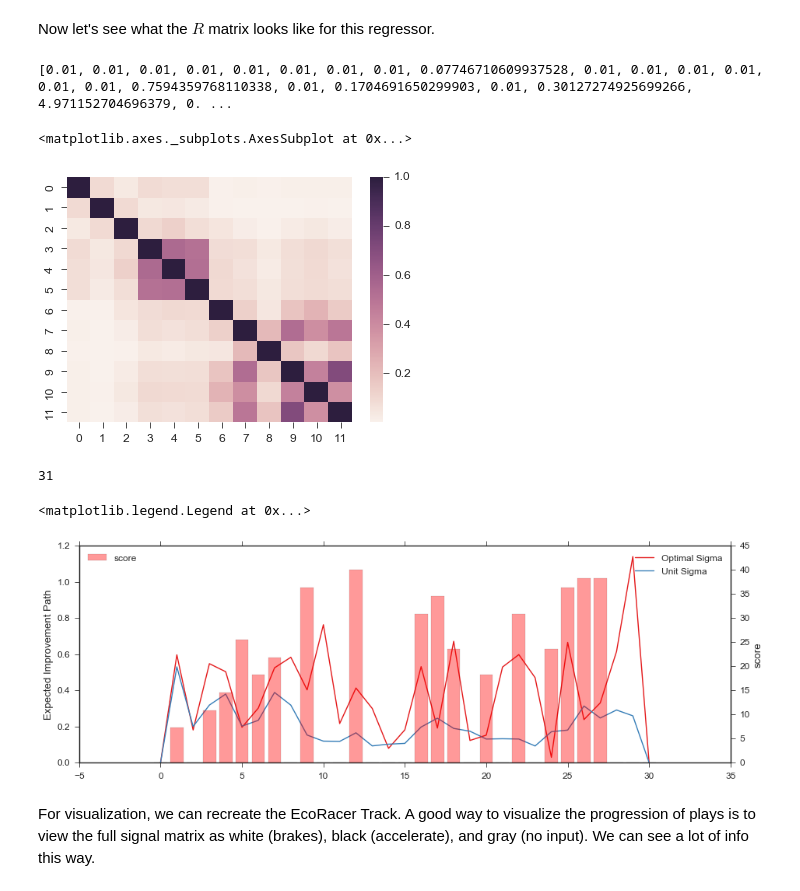
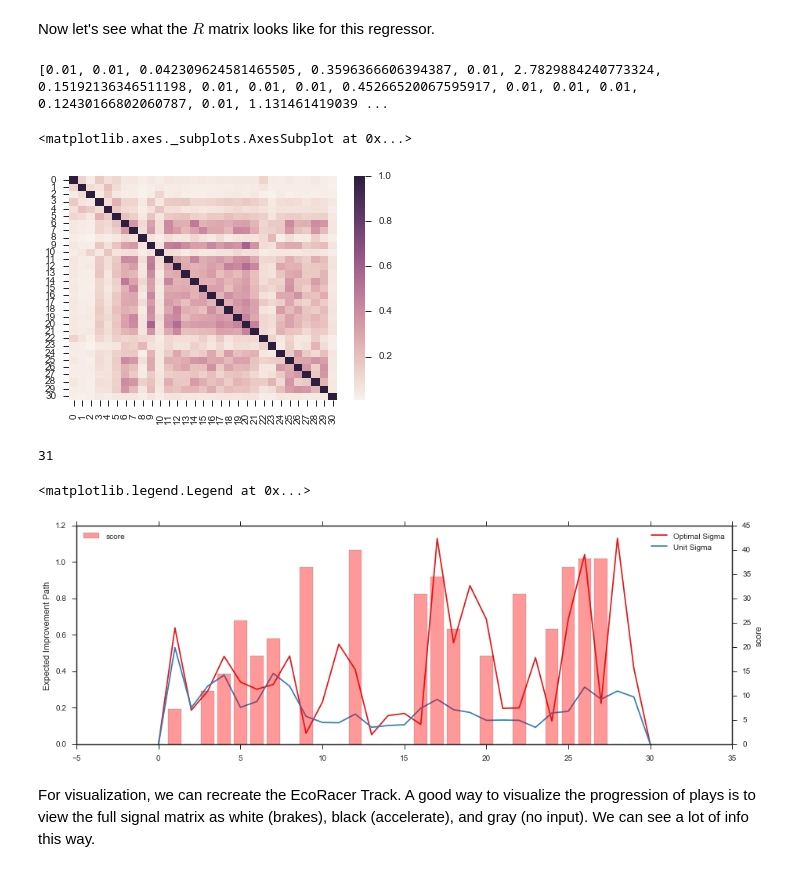
Before and after one commit to DesignInformaticsLab/EcoRacer2016, a Jupyter notebook: Player2/Player2_Example.ipynb, the cells around one changed output. Cells and saved outputs as stored; diff of their text form; code cells hidden in the pictures.

```diff
--- a/Player2/Player2_Example.ipynb
+++ b/Player2/Player2_Example.ipynb
@@ -78,7 +78,7 @@ p1_score=pre.full_tab["rem_nrg"].values[masks[0]]
 # %% [markdown]
 Now we can load the sigma that has been previously solved for (using SLSQP, initialized on the range [0,2] with steps of 0.1. Note that there are only two components that seem to have any bearing on how closely the Bayesian Regressor matches the human's strategy.
 # %%
-file_address = 'p2_bfgs_sigma_alpha8.286TRUNCATED.json'
+file_address = 'p2_bfgs_sigma_alpha10.0.json'
 
 with open(file_address, 'r') as f:
     # pickle.dump([obj_set, sigma_set], f)
@@ -96,16 +96,16 @@ Now let's see what the $R$ matrix looks like for this regressor.
 # %%
 unit_sig = np.ones(31)
 bounds = np.array(31*[[-1., 1.]])
 bestKrig = Kriging(best_sig, bounds=bounds)
-bestKrig.fit(X[:12],y[:12])
+bestKrig.fit(X,y)
 
 print best_sig
 sns.heatmap(bestKrig.R)
 # sns.clustermap(bestKrig.R)
 # %% [output]
-[0.01, 0.01, 0.01, 0.01, 0.01, 0.01, 0.01, 0.01, 0.07746710609937528, 0.01, 0.01, 0.01, 0.01, 0.01, 0.01, 0.7594359768110338, 0.01, 0.1704691650299903, 0.01, 0.30127274925699266, 4.971152704696379, 0. ...
+[0.01, 0.01, 0.042309624581465505, 0.3596366606394387, 0.01, 2.7829884240773324, 0.15192136346511198, 0.01, 0.01, 0.01, 0.45266520067595917, 0.01, 0.01, 0.01, 0.12430166802060787, 0.01, 1.131461419039 ...
 <matplotlib.axes._subplots.AxesSubplot at 0x...>
-[figure, old version]
+[figure, new version]
 # %%
 fig, host = plt.subplots(figsize=(15,5))
 
@@ -140,7 +140,7 @@ ax2.legend(loc=2)
 # %% [output]
 31
 <matplotlib.legend.Legend at 0x...>
-[figure, old version]
+[figure, new version]
 # %% [markdown]
 For visualization, we can recreate the EcoRacer Track. A good way to visualize the progression of plays is to view the full signal matrix as white (brakes), black (accelerate), and gray (no input). We can see a lot of info this way.
 # %%
```
Also changed, not shown: parts of 2 cells of this notebook, 33 other files.
